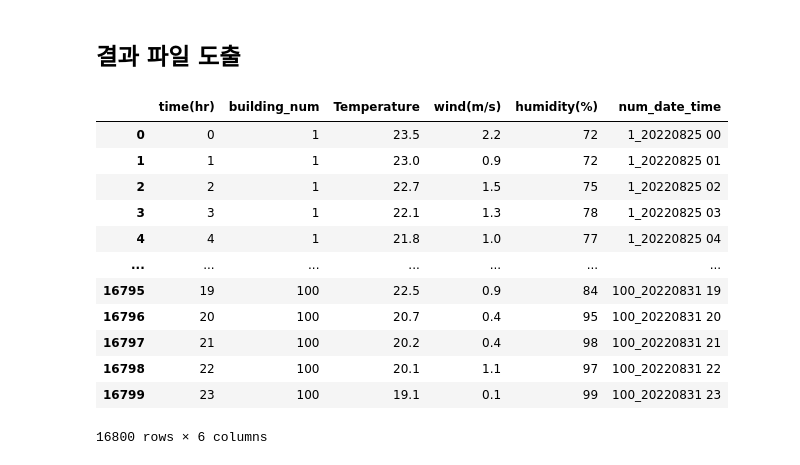
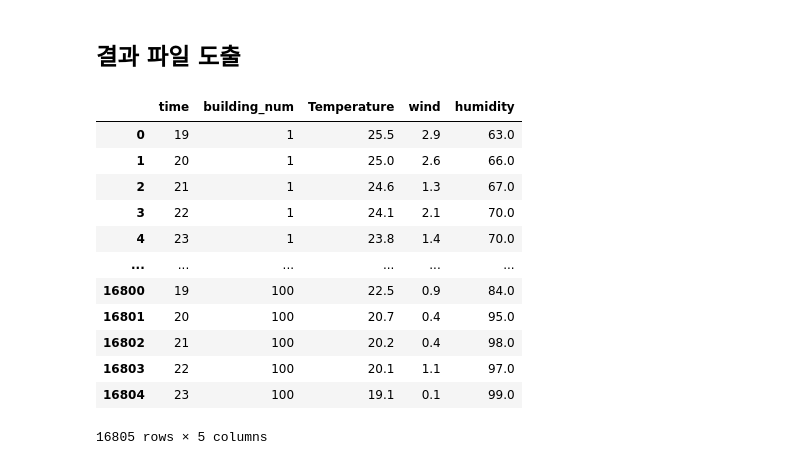
Before and after one commit to ayeonggg/DaconPrac, a Jupyter notebook: ElecPredict/CreateModel.ipynb, the cells around one changed output. Cells and saved outputs as stored; diff of their text form; code cells hidden in the pictures.

```diff
--- a/ElecPredict/CreateModel.ipynb
+++ b/ElecPredict/CreateModel.ipynb
@@ -243,9 +255,3 @@ def windowed_dataset(x, y, window_size, batch_size, shuffle=False):
 # %%
 WINDOW_SIZE = 5
 BATCH_SIZE = 10
-# %%
-train_dataset = windowed_dataset(train1_x, train1_y, WINDOW_SIZE, BATCH_SIZE)
-test_dataset = windowed_dataset(test1_x, test1_y, WINDOW_SIZE, BATCH_SIZE)
-for i in range(2, 101):
-   train_dataset = tf.data.Dataset.concatenate(eval(f'windowed_dataset(train{i}_x, train{i}_y, WINDOW_SIZE, BATCH_SIZE)'), train_dataset)
-   test_dataset = tf.data.Dataset.concatenate(eval(f'windowed_dataset(test{i}_x, test{i}_y, WINDOW_SIZE, BATCH_SIZE)'), test_dataset)
@@ -306,24 +353,23 @@ plt.show()
 # %% [markdown]
 ## 결과 파일 도출
 # %%
-test = pd.read_csv('test/test.csv')
-test['date'] = test['num_date_time']
+test = pd.read_csv('test/ans.csv')
 test['num_date_time'] = [int(test.loc[i, 'num_date_time'][-2:]) for i in range(len(test))]
 test.drop(labels='일시', axis=1, inplace=True)
-test.columns = ['time(hr)', 'building_num', 'Temperature', 'rain(mm)', 'wind(m/s)', 'humidity(%)', 'num_date_time']
+test.columns = ['time', 'building_num', 'Temperature', 'rain(mm)', 'wind', 'humidity']
 test.drop(labels='rain(mm)', axis=1, inplace=True)
 test
 # %% [output]
-|  | time(hr) | building_num | Temperature | wind(m/s) | humidity(%) | num_date_time |
-| 0 | 0 | 1 | 23.5 | 2.2 | 72 | 1_20220825 00 |
-| 1 | 1 | 1 | 23.0 | 0.9 | 72 | 1_20220825 01 |
-| 2 | 2 | 1 | 22.7 | 1.5 | 75 | 1_20220825 02 |
-| 3 | 3 | 1 | 22.1 | 1.3 | 78 | 1_20220825 03 |
-| 4 | 4 | 1 | 21.8 | 1.0 | 77 | 1_20220825 04 |
-| ... | ... | ... | ... | ... | ... | ... |
-| 16795 | 19 | 100 | 22.5 | 0.9 | 84 | 100_20220831 19 |
-| 16796 | 20 | 100 | 20.7 | 0.4 | 95 | 100_20220831 20 |
-| 16797 | 21 | 100 | 20.2 | 0.4 | 98 | 100_20220831 21 |
-| 16798 | 22 | 100 | 20.1 | 1.1 | 97 | 100_20220831 22 |
-| 16799 | 23 | 100 | 19.1 | 0.1 | 99 | 100_20220831 23 |
+|  | time | building_num | Temperature | wind | humidity |
+| 0 | 19 | 1 | 25.5 | 2.9 | 63.0 |
+| 1 | 20 | 1 | 25.0 | 2.6 | 66.0 |
+| 2 | 21 | 1 | 24.6 | 1.3 | 67.0 |
+| 3 | 22 | 1 | 24.1 | 2.1 | 70.0 |
+| 4 | 23 | 1 | 23.8 | 1.4 | 70.0 |
+| ... | ... | ... | ... | ... | ... |
+| 16800 | 19 | 100 | 22.5 | 0.9 | 84.0 |
+| 16801 | 20 | 100 | 20.7 | 0.4 | 95.0 |
+| 16802 | 21 | 100 | 20.2 | 0.4 | 98.0 |
+| 16803 | 22 | 100 | 20.1 | 1.1 | 97.0 |
+| 16804 | 23 | 100 | 19.1 | 0.1 | 99.0 |
-16800 rows × 6 columns
+16805 rows × 5 columns
```
Also changed, not shown: parts of 29 cells of this notebook, 2 other files.
